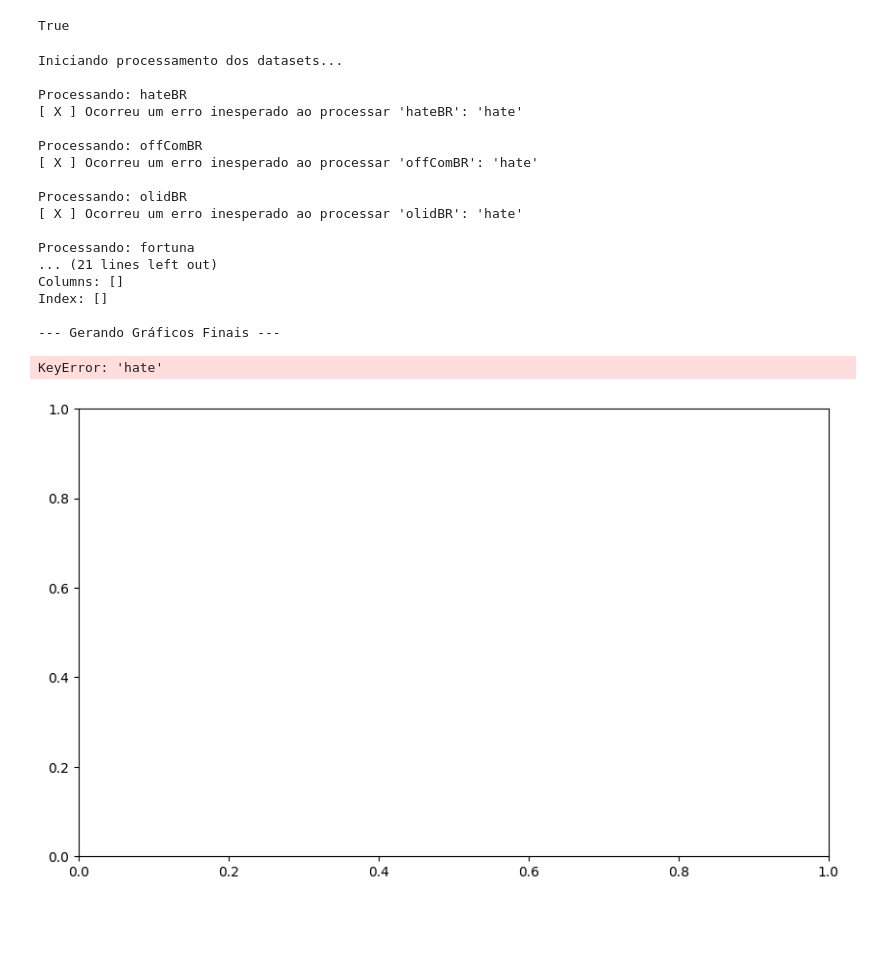
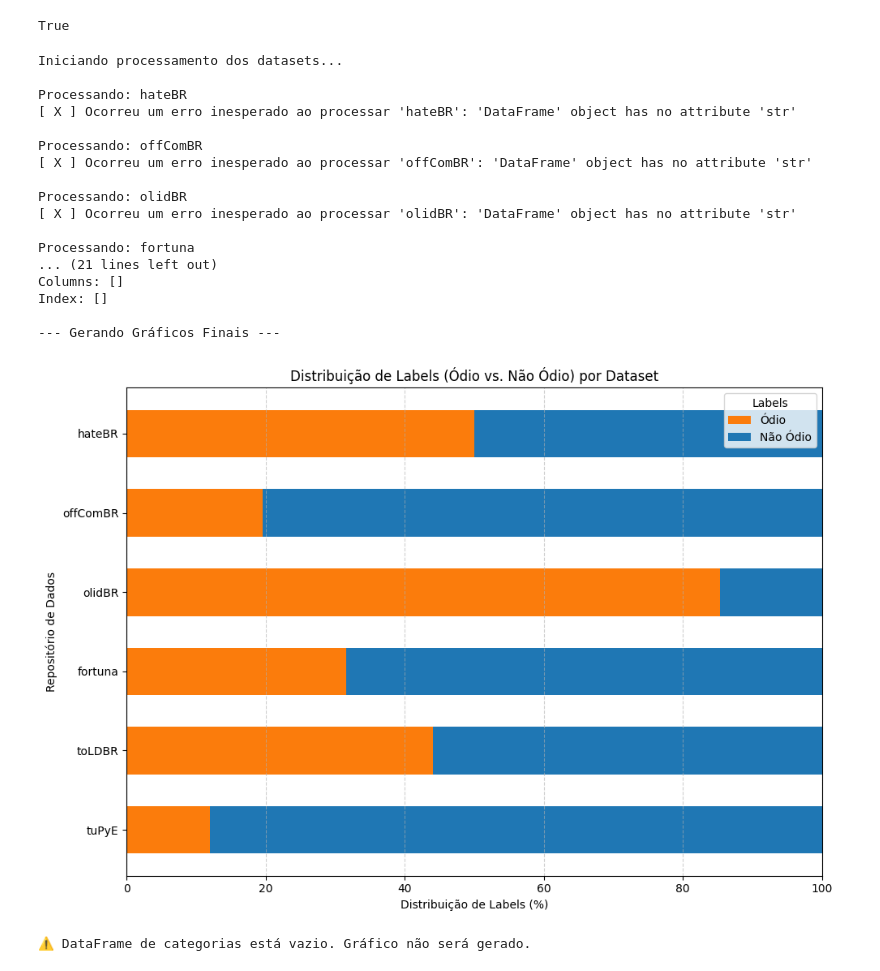
Before and after one commit to LorenaSouzaMoreiraa/AnotomiaDoOdio, a Jupyter notebook: main.ipynb, the cells around one changed output. Drawn from its saved outputs; the diff is of its cells as text; code cells hidden in the pictures; blank space fills up the shorter version.

```diff
--- a/main.ipynb
+++ b/main.ipynb
@@ -593,6 +676,10 @@ def plotar_distribuicao_categorias(df_plot, categorias_plot):
 # %%
 
-def processar_datasets(datasets_dict: dict, hatebase: dict, categorias: list) -> (pd.DataFrame, pd.DataFrame):
+def processar_datasets(datasets_dict: dict, hatebase: dict, categorias: list) -> tuple[pd.DataFrame, pd.DataFrame]:
+    """
+    Processa datasets para calcular a distribuição de labels e categorias de ódio.
+    Esta função APENAS processa os dados e não gera gráficos.
+    """
     resultados_labels = []
     resultados_categorias = []
 
@@ -604,51 +691,57 @@ def processar_datasets(datasets_dict: dict, hatebase: dict, categorias: list) ->
             df = pd.read_csv(caminho)
 
             # --- Cálculo para o Gráfico 1 (Labels) ---
-            # Cálculo da distribuição de labels (odio/não odio)
-            dist_labels = df['odio'].value_counts(normalize=True).rename_axis('label').reset_index(name='percentual')
-            dist_dict = dict(zip(dist_labels['label'], dist_labels['percentual'] * 100))
-
-            resultado_label = {
+            # REVISÃO: Lógica simplificada e nome da coluna padronizado para 'non_hate'
+            dist_labels = df['odio'].value_counts(normalize=True) * 100
+            resultados_labels.append({
                 'dataset': nome,
-                'odio': dist_dict.get(1, 0),
-                'não odio': dist_dict.get(0, 0)
-            }
-            resultados_labels.append(resultado_label)
-            plotar_distribuicao_labels(pd.DataFrame([resultado_label]))
-
+                'odio': dist_labels.get(1, 0),
+                'non_hate': dist_labels.get(0, 0)
+            })
             # --- Cálculo para o Gráfico 2 (Categorias) ---
-            df_odio = df.loc[df['odio'] == 1, 'mensagem'].dropna()
+            #print(nome, df.head())
+            #df_odio = df.loc[df['odio'] == 1, 'mensagem'].dropna()
+            df_odio = df['mensagem']
+            analisar_termos_frequentes(df_odio, hatebase, nome)
             resultado_cat = {'dataset': nome}
 
             if not df_odio.empty:
+                # 1. Encontra todas as palavras em todas as mensagens de ódio
                 palavras_odio = df_odio.str.lower().str.findall(r'\b\w+\b').explode()
-                palavras_no_hatebase = palavras_odio[palavras_odio.isin(list(hatebase.keys()))]
+
+                # 2. Filtra apenas as palavras que estão no nosso léxico de ódio
+                palavras_no_hatebase = palavras_odio[palavras_odio.isin(hatebase.keys())]
+
                 if not palavras_no_hatebase.empty:
-                    categorias_encontradas = palavras_no_hatebase.map(hatebase).explode()
-                    dist_percentual = categorias_encontradas.value_counts(normalize=True) * 100
+                    # 3. REVISÃO PRINCIPAL: Mapeia cada palavra para seu dicionário no hatebase
+                    #    e, em seguida, extrai APENAS o valor da chave 'category'.
+                    #    O uso de .get() duplo torna o código seguro caso uma palavra não tenha a chave 'category'.
+                    categorias_encontradas = palavras_no_hatebase.map(
+                        lambda palavra: hatebase.get(palavra, {}).get('category')
+                    ).dropna() # .dropna() remove casos onde a categoria não foi encontrada
 
-                    for cat, perc in dist_percentual.items():
-                        if cat in categorias:
-                            resultado_cat[cat] = perc
+                    if not categorias_encontradas.empty:
+                        # 4. Calcula a distribuição percentual das categorias encontradas
+                        dist_percentual = categorias_encontradas.value_counts(normalize=True) * 100
 
-            # Garante todas as categorias
-            for cat in categorias:
-                if cat not in resultado_cat:
-                    resultado_cat[cat] = 0
+                        # Preenche o dicionário de resultados com os valores calculados
+                        for cat, perc in dist_percentual.items():
+                            if cat in categorias:
+                                resultado_cat[cat] = perc
 
-            resultados_categorias.append(resultado_cat)
+                # Garante que todas as categorias da lista principal estejam presentes no resultado final (com valor 0 se não encontradas)
+                for cat in categorias:
+                    resultado_cat.setdefault(cat, 0)
 
-            # Plotar gráfico de categorias individual
-            plotar_distribuicao_categorias(pd.DataFrame([resultado_cat]), categorias)
+                resultados_categorias.append(resultado_cat)
 
         except FileNotFoundError:
             print(f"[ X ] Arquivo não encontrado para o dataset '{nome}' em: {caminho}")
         except Exception as e:
             print(f"[ X ] Ocorreu um erro inesperado ao processar '{nome}': {e}")
 
-    # Retorna os dados agregados, caso precise usar depois
-    df_labels_final = pd.DataFrame(resultados_labels)
-    df_categorias_final = pd.DataFrame(resultados_categorias)
+        df_labels_final = pd.DataFrame(resultados_labels)
+        df_categorias_final = pd.DataFrame(resultados_categorias)
 
     return df_labels_final, df_categorias_final
 
@@ -656,37 +749,36 @@ categorias = ['ps', 'rci', 'pa', 'ddf', 'ddp', 'dmc', 'is', 'or', 'an', 'asm', '
 
 # 2. Chame a função de processamento
 df_labels_final, df_categorias_final = processar_datasets(datasets_03, hatebase, categorias)
-
 
 # 3. Verifique e plote os resultados
 print("\nProcessamento concluído!")
 print("\n--- Dados Agregados para Gráfico de Labels ---")
 print(df_labels_final)
 print("\n--- Dados Agregados para Gráfico de Categorias ---")
 print(df_categorias_final)
 
 # 4. Chame as funções de plotagem
 # (Assumindo que as funções plotar_distribuicao_labels e plotar_distribuicao_categorias já foram definidas)
 print("\n--- Gerando Gráficos Finais ---")
 plotar_distribuicao_labels(df_labels_final)
 plotar_distribuicao_categorias(df_categorias_final, categorias)
 # %% [output]
 Iniciando processamento dos datasets...
 
 Processando: hateBR
-[ X ] Ocorreu um erro inesperado ao processar 'hateBR': 'hate'
+[ X ] Ocorreu um erro inesperado ao processar 'hateBR': 'DataFrame' object has no attribute 'str'
 
 Processando: offComBR
-[ X ] Ocorreu um erro inesperado ao processar 'offComBR': 'hate'
+[ X ] Ocorreu um erro inesperado ao processar 'offComBR': 'DataFrame' object has no attribute 'str'
 
 Processando: olidBR
-[ X ] Ocorreu um erro inesperado ao processar 'olidBR': 'hate'
+[ X ] Ocorreu um erro inesperado ao processar 'olidBR': 'DataFrame' object has no attribute 'str'
 
 Processando: fortuna
 ... (21 lines left out)
 Columns: []
 Index: []
 
 --- Gerando Gráficos Finais ---
+[figure, new version]
-KeyError: 'hate'
+⚠️ DataFrame de categorias está vazio. Gráfico não será gerado.
-[figure, old version]
```
Also changed, not shown: parts of 8 cells of this notebook, 12 other files.
